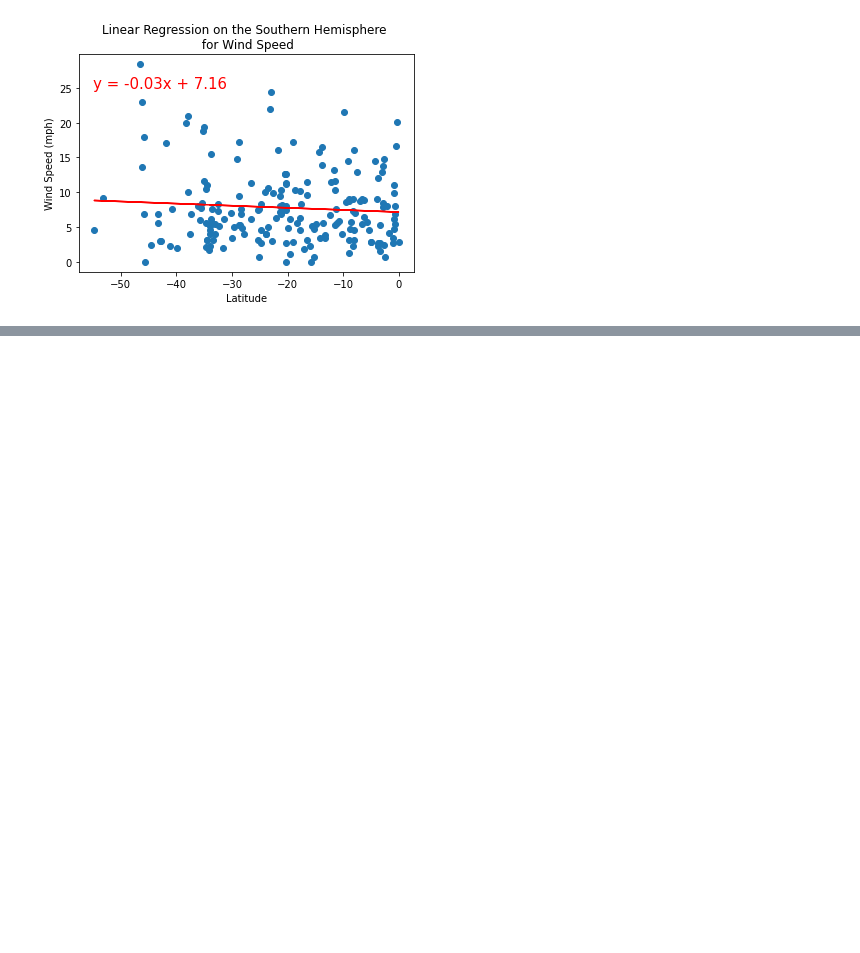
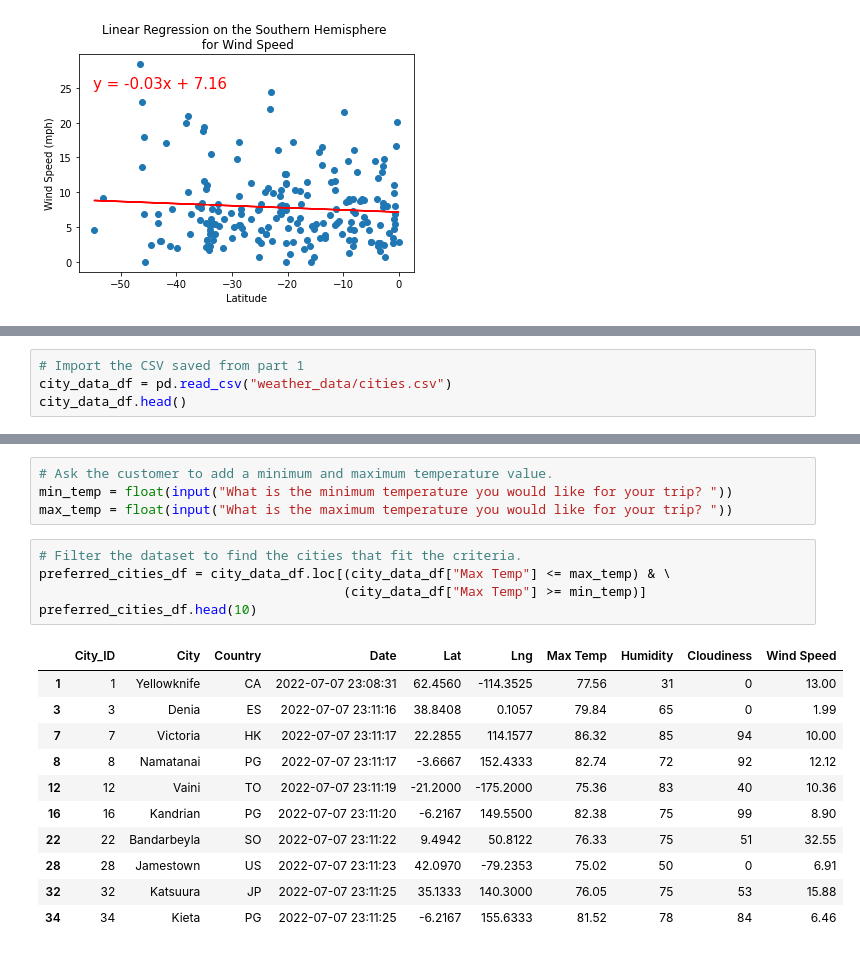
Before and after one commit to niculbolas/World_Weather_Analysis, a Jupyter notebook: WeatherPy.ipynb, the cells around one changed output, grey strips where cells are left out. Saved outputs shown, nothing was run; the diff lists cells and outputs as text; blank space fills up the shorter version.

```diff
--- a/WeatherPy.ipynb
+++ b/WeatherPy.ipynb
@@ -400,0 +399,4 @@ NameError: name 'g_key' is not defined
+# %%
+# Import the CSV saved from part 1
+city_data_df = pd.read_csv("weather_data/cities.csv")
+city_data_df.head()
@@ -400,0 +477,21 @@ NameError: name 'g_key' is not defined
+# %%
+# Ask the customer to add a minimum and maximum temperature value.
+min_temp = float(input("What is the minimum temperature you would like for your trip? "))
+max_temp = float(input("What is the maximum temperature you would like for your trip? "))
+# %%
+# Filter the dataset to find the cities that fit the criteria.
+preferred_cities_df = city_data_df.loc[(city_data_df["Max Temp"] <= max_temp) & \
+                                       (city_data_df["Max Temp"] >= min_temp)]
+preferred_cities_df.head(10)
+# %% [output]
+|  | City_ID | City | Country | Date | Lat | Lng | Max Temp | Humidity | Cloudiness | Wind Speed |
+| 1 | 1 | Yellowknife | CA | 2022-07-07 23:08:31 | 62.4560 | -114.3525 | 77.56 | 31 | 0 | 13.00 |
+| 3 | 3 | Denia | ES | 2022-07-07 23:11:16 | 38.8408 | 0.1057 | 79.84 | 65 | 0 | 1.99 |
+| 7 | 7 | Victoria | HK | 2022-07-07 23:11:17 | 22.2855 | 114.1577 | 86.32 | 85 | 94 | 10.00 |
+| 8 | 8 | Namatanai | PG | 2022-07-07 23:11:17 | -3.6667 | 152.4333 | 82.74 | 72 | 92 | 12.12 |
+| 12 | 12 | Vaini | TO | 2022-07-07 23:11:19 | -21.2000 | -175.2000 | 75.36 | 83 | 40 | 10.36 |
+| 16 | 16 | Kandrian | PG | 2022-07-07 23:11:20 | -6.2167 | 149.5500 | 82.38 | 75 | 99 | 8.90 |
+| 22 | 22 | Bandarbeyla | SO | 2022-07-07 23:11:22 | 9.4942 | 50.8122 | 76.33 | 75 | 51 | 32.55 |
+| 28 | 28 | Jamestown | US | 2022-07-07 23:11:23 | 42.0970 | -79.2353 | 75.02 | 50 | 0 | 6.91 |
+| 32 | 32 | Katsuura | JP | 2022-07-07 23:11:25 | 35.1333 | 140.3000 | 76.05 | 75 | 53 | 15.88 |
+| 34 | 34 | Kieta | PG | 2022-07-07 23:11:25 | -6.2167 | 155.6333 | 81.52 | 78 | 84 | 6.46 |
```
Also changed, not shown: parts of 15 cells of this notebook, 2 other files.
